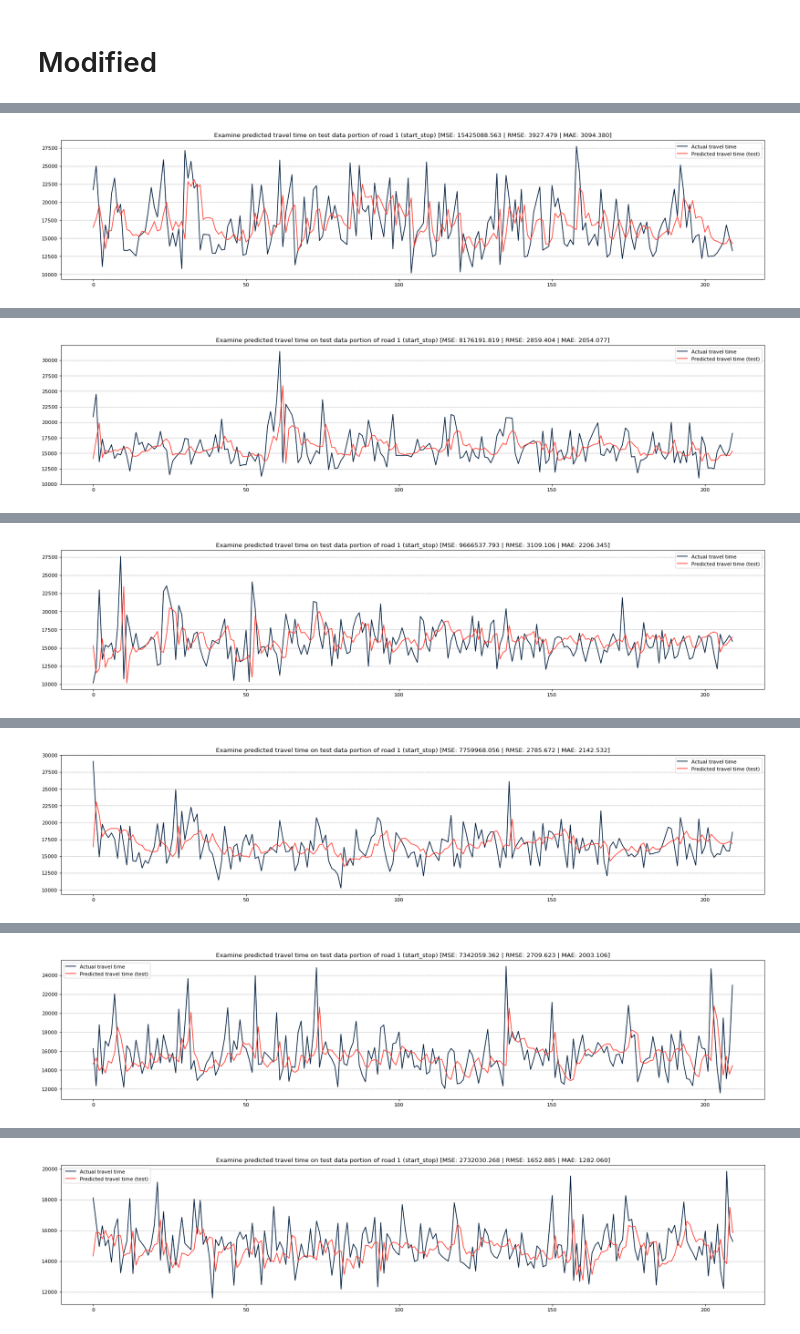
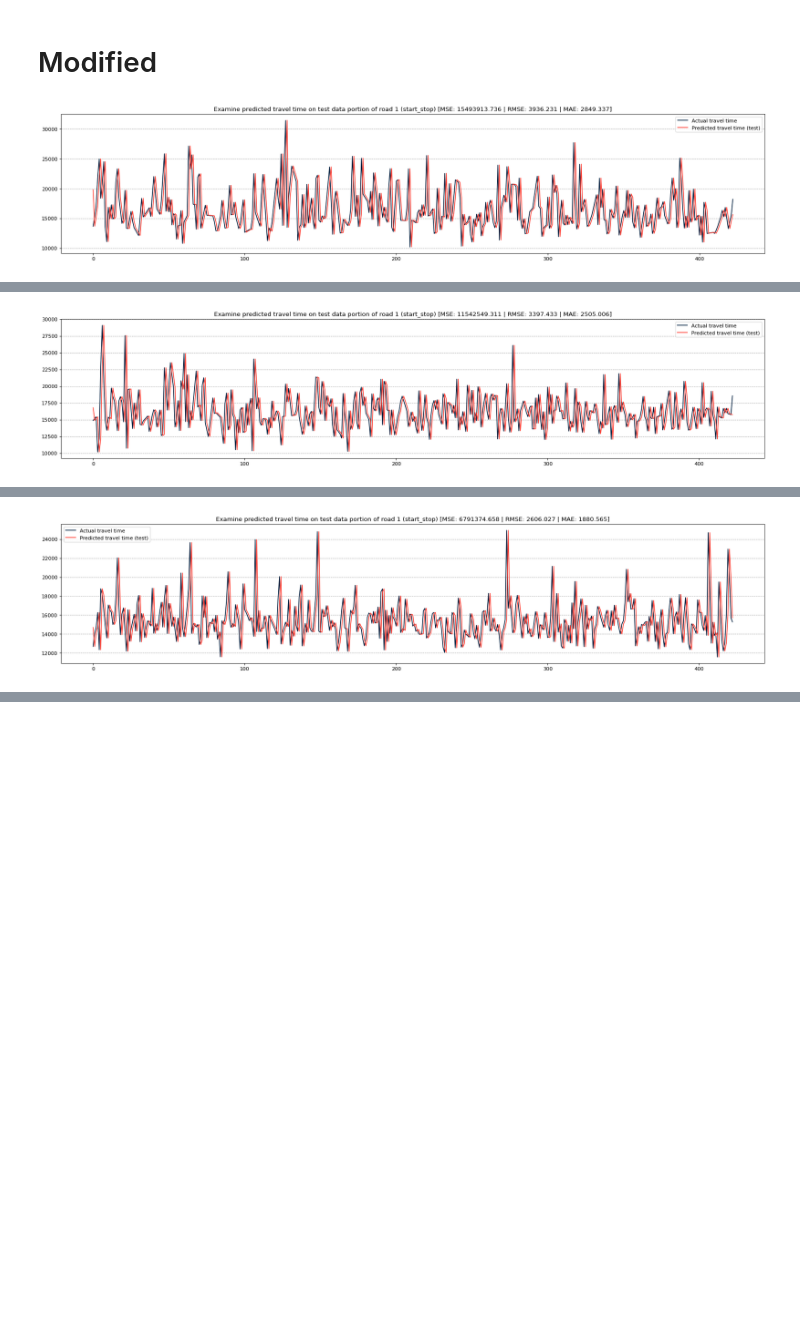
Before and after one commit to Travel-Time-Prediction/explore-gps-log-data, a Jupyter notebook: models/cnn_lstm/modified_3.ipynb, the cells around one changed output, grey strips where cells are left out. Saved outputs shown, nothing was run; the diff lists cells and outputs as text; code cells hidden in the pictures; blank space fills up the shorter version.

Commit message:
[+] add other modified model

```diff
--- a/models/cnn_lstm/modified_3.ipynb
+++ b/models/cnn_lstm/modified_3.ipynb
@@ -373,12 +406,12 @@ class LSTM_Block(nn.Module):
         self.dropout = [0.1, 0.2, 0.3]
 
         self.lstm_1 = nn.LSTM(
-            input_size=128,
-            hidden_size=200,
+            input_size=16,
+            hidden_size=16,
             num_layers=1,
             batch_first=True,
         )
-        self.fc_1 = nn.Linear(200, 32)
+        self.fc_1 = nn.Linear(16, 8)
         self.dropout_1 = nn.Dropout(0.5)
 
     def forward(self, x):
@@ -395,7 +428,7 @@ class CNN_LSTM(nn.Module):
         self.linear_in = [32, 64]
         self.cnn_block = CNN_Block()
         self.lstm_block = LSTM_Block()
-        self.out_block = nn.Linear(32, 1)
+        self.out_block = nn.Linear(8, 1)
 
     def forward(self, x):
         # CNN block
@@ -447,7 +480,7 @@ def train(dataset_train, dataset_val, model, cfg, idx, count):
 
     # define optimizer, sheduler and loss function
     criterion = nn.MSELoss()
-    optimizer = optim.Adam(model.parameters(), lr=cfg['optimizer']['lr'])
+    optimizer = optim.Adam(model.parameters(), lr=cfg['optimizer']['lr'], weight_decay=0.9)
     scheduler = optim.lr_scheduler.StepLR(optimizer, step_size=cfg['scheduler']['step_size'], gamma=0.5)
     early_stopping = EarlyStopping(patience=20, verbose=False, path=cfg['train']['checkpoint_path'])
 
@@ -556,8 +589,8 @@ def eval(dataset_test, data_date_y_test, split_val_index, scaler, model, cfg, be
     # print(f"MSE : {mse}")
     # print(f"RMSE : {rmse}")
     # print(f"MAE : {mae}")
-    print(scaler.inverse_transform(data_test_y_series, split_val_index + cfg['data']['window_size']))
-    print(scaler.inverse_transform(predict_test_series, split_val_index + cfg['data']['window_size']))
+    # print(scaler.inverse_transform(data_test_y_series, split_val_index + cfg['data']['window_size']))
+    # print(scaler.inverse_transform(predict_test_series, split_val_index + cfg['data']['window_size']))
 
     if plot:
         road = (cfg['data']['path'].split('/')[-1]).split('.')[0]
@@ -566,13 +599,13 @@ def eval(dataset_test, data_date_y_test, split_val_index, scaler, model, cfg, be
         to_plot_data_y_test_subset = scaler.inverse_transform(data_test_y_series, split_val_index + cfg['data']['window_size'])
         to_plot_predicted_test = scaler.inverse_transform(predict_test_series, split_val_index + cfg['data']['window_size'])
 
-        idx = np.arange(0, len(data_date_y_test))
+        idx = np.arange(0, len(data_date_y_test[:]))
 
         #plot
         fig = plt.figure(figsize=(25, 5), dpi=80)
         fig.patch.set_facecolor((1.0, 1.0, 1.0))
-        plt.plot(idx, to_plot_data_y_test_subset, label='Actual travel time', color=cfg['plots']['color_actual'])
-        plt.plot(idx, to_plot_predicted_test, label='Predicted travel time (test)', color=cfg['plots']['color_pred_test'])
+        plt.plot(idx, to_plot_data_y_test_subset[:], label='Actual travel time', color=cfg['plots']['color_actual'])
+        plt.plot(idx, to_plot_predicted_test[:], label='Predicted travel time (test)', color=cfg['plots']['color_pred_test'])
         plt.title(f"Examine predicted travel time on test data portion of road {road} ({path}) [MSE: {mse:.3f} | RMSE: {rmse:.3f} | MAE: {mae:.3f}]")
         plt.grid(b=None, which='major', axis='y', linestyle='--')
         plt.legend()
@@ -584,26 +617,29 @@ def eval(dataset_test, data_date_y_test, split_val_index, scaler, model, cfg, be
 # %%
 result = []
 for idx in range(len(dataset_train)):
-    model = LSTM()
+    model = CNN_LSTM()
     model.apply(init_weights)
     if torch.cuda.is_available():
         cfg['train']['device'] = 'cuda'
     else:
         cfg['train']['device'] = 'cpu'
     model = model.to(cfg['train']['device'])
 
     train_losses, valid_losses, early_stopping, model = train(dataset_train[idx], dataset_val[idx], model, cfg, idx, 0)
 
     mse, rmse, mae = eval(dataset_test[idx], data_date_y_test_list[idx], split_val_index_list[idx], scaler_list[idx], model, cfg, f"cnn_lstm_time_{idx}_{0}", True)
 
     print(f"time : {idx}")
     print(f"MSE : {mse} || RMSE : {rmse} || MAE : {mae}")
     print(f"==================================================================================")
 
     result.append({
         'name': f"time-{idx}",
         'mse': mse,
         'rmse': rmse,
         'mae': mae,
     })
+
+report = pd.DataFrame(result)
 # %% [output]
+[figure, new version]
@@ -627 +649 @@ Length: 210, dtype: float64
-[figure, old version]
+[figure, new version]
@@ -645 +653 @@ Length: 210, dtype: float64
-[figure, old version]
+[figure, new version]
@@ -663 +656,0 @@ Length: 210, dtype: float64
-[figure, old version]
@@ -681 +656,0 @@ Length: 210, dtype: float64
-[figure, removed]
@@ -699 +656,0 @@ Length: 210, dtype: float64
-[figure, removed]
@@ -717 +656,0 @@ Length: 210, dtype: float64
-[figure, removed]
```
Also changed, not shown: parts of 15 cells of this notebook, 6 other files.
